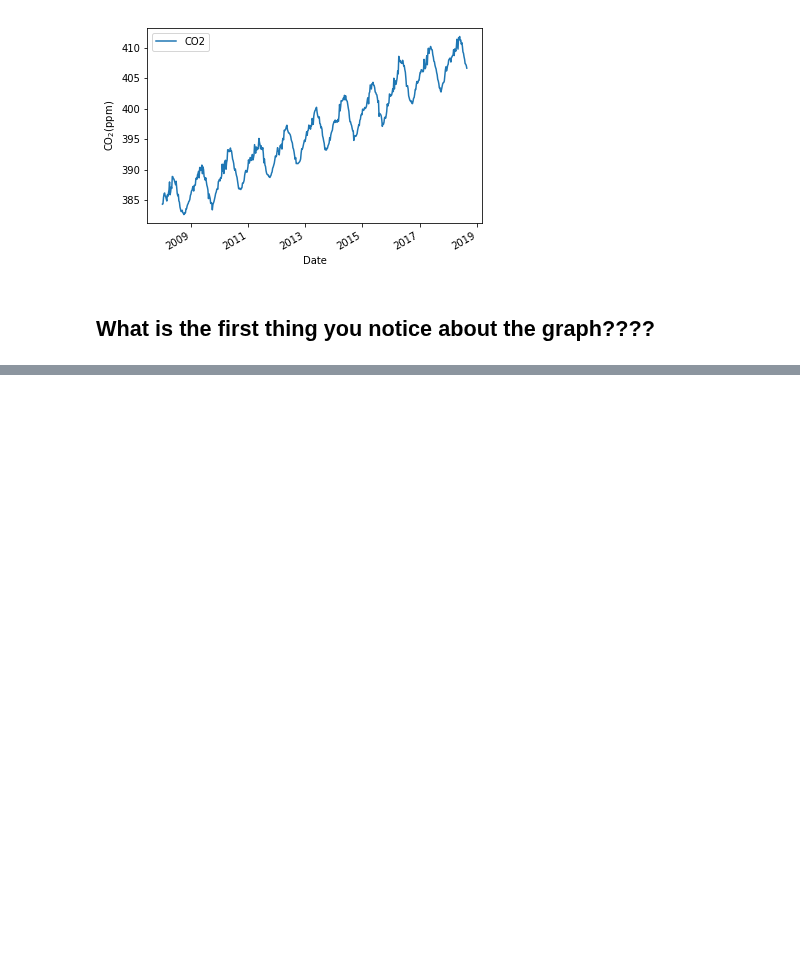
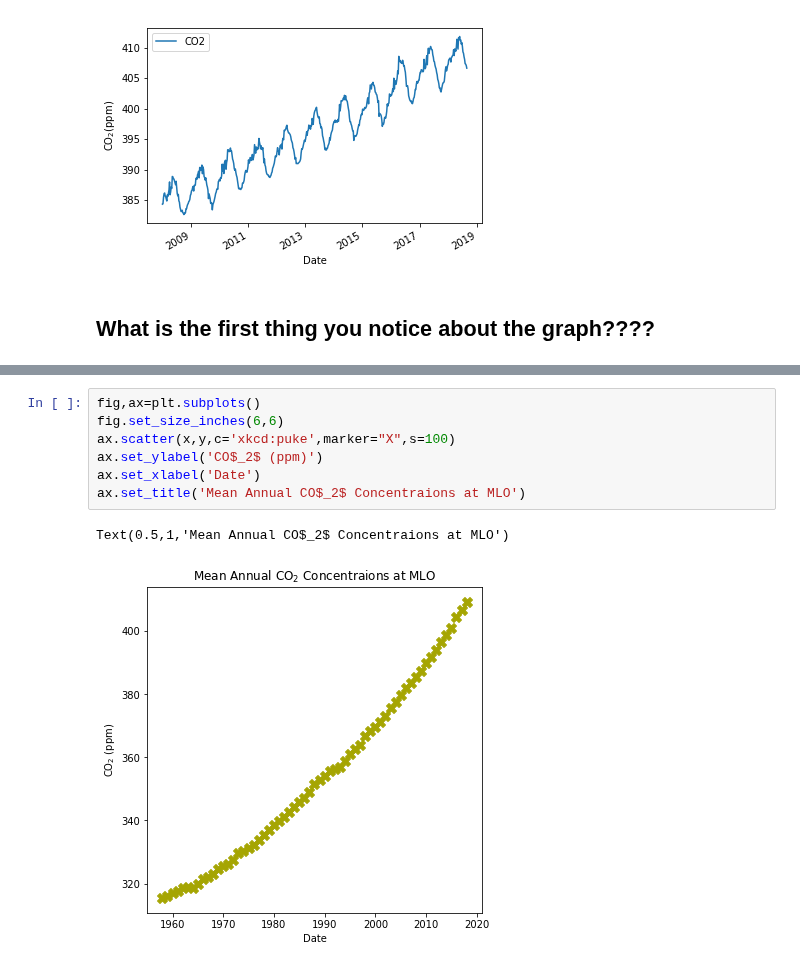
Before and after one commit to bmaillou/BigDataPython, a Jupyter notebook: Keeling_Curve_For_Dusa.ipynb, the cells around one changed output, grey strips where cells are left out. Cells and saved outputs as stored; diff of their text form; blank space fills up the shorter version.

```diff
--- a/Keeling_Curve_For_Dusa.ipynb
+++ b/Keeling_Curve_For_Dusa.ipynb
@@ -739,0 +198,10 @@ ax.text(0.05,0.95,textstr,transform=ax.transAxes,fontsize=8,verticalalignment='t
+# %%
+fig,ax=plt.subplots()
+fig.set_size_inches(6,6)
+ax.scatter(x,y,c='xkcd:puke',marker="X",s=100)
+ax.set_ylabel('CO$_2$ (ppm)')
+ax.set_xlabel('Date')
+ax.set_title('Mean Annual CO$_2$ Concentraions at MLO')
+# %% [output]
+Text(0.5,1,'Mean Annual CO$_2$ Concentraions at MLO')
+[figure, added]
```
Also changed, not shown: parts of 104 cells of this notebook, 2 other files.
